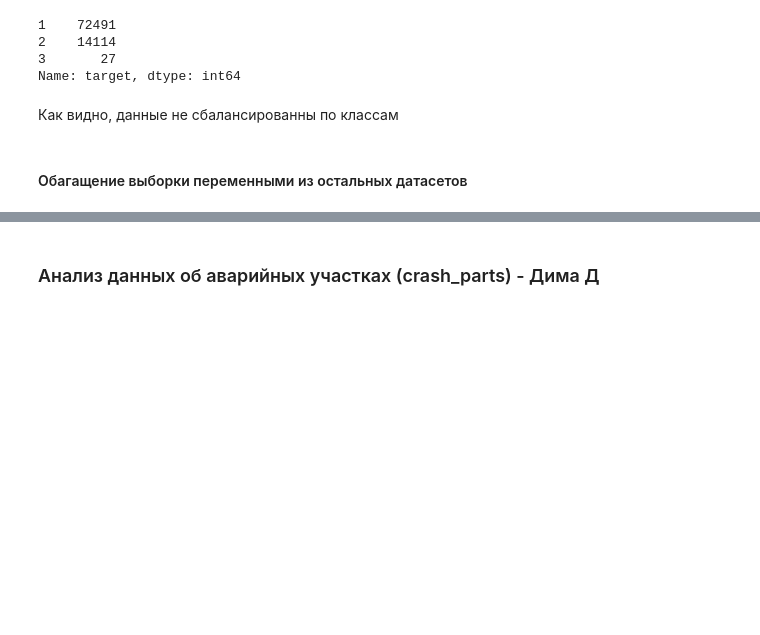
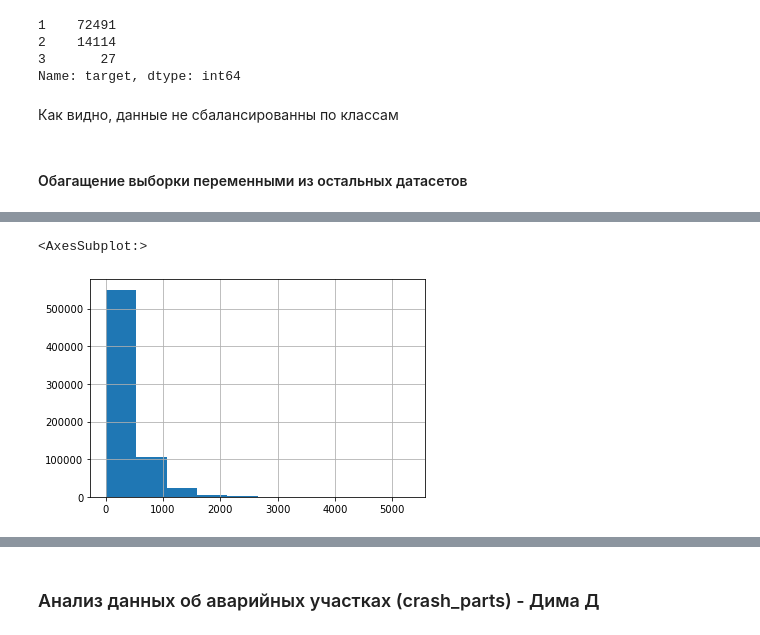
Before and after one commit to dmitrydonchenko/emergency_hack_track3_mstsc, a Jupyter notebook: mst_sc.ipynb, the cells around one changed output, grey strips where cells are left out. Cells and saved outputs as stored; diff of their text form; code cells hidden in the pictures; blank space fills up the shorter version.

```diff
--- a/mst_sc.ipynb
+++ b/mst_sc.ipynb
@@ -193,0 +278,5 @@ memory usage: 784.3+ MB
+# %%
+traffic.loc[traffic.road_id == 9].volume.hist()
+# %% [output]
+<AxesSubplot:>
+[figure, added]
```
Also changed, not shown: parts of 39 cells of this notebook.
